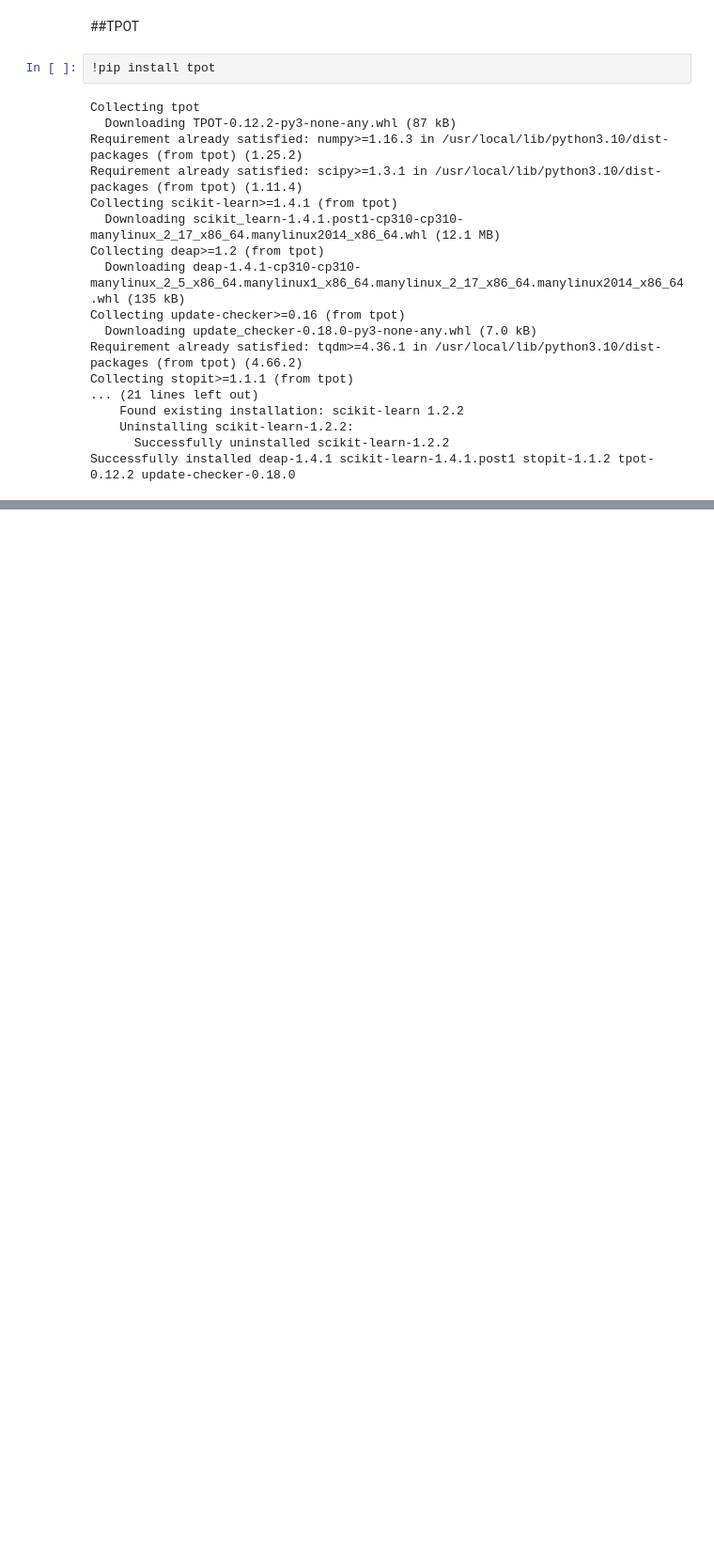
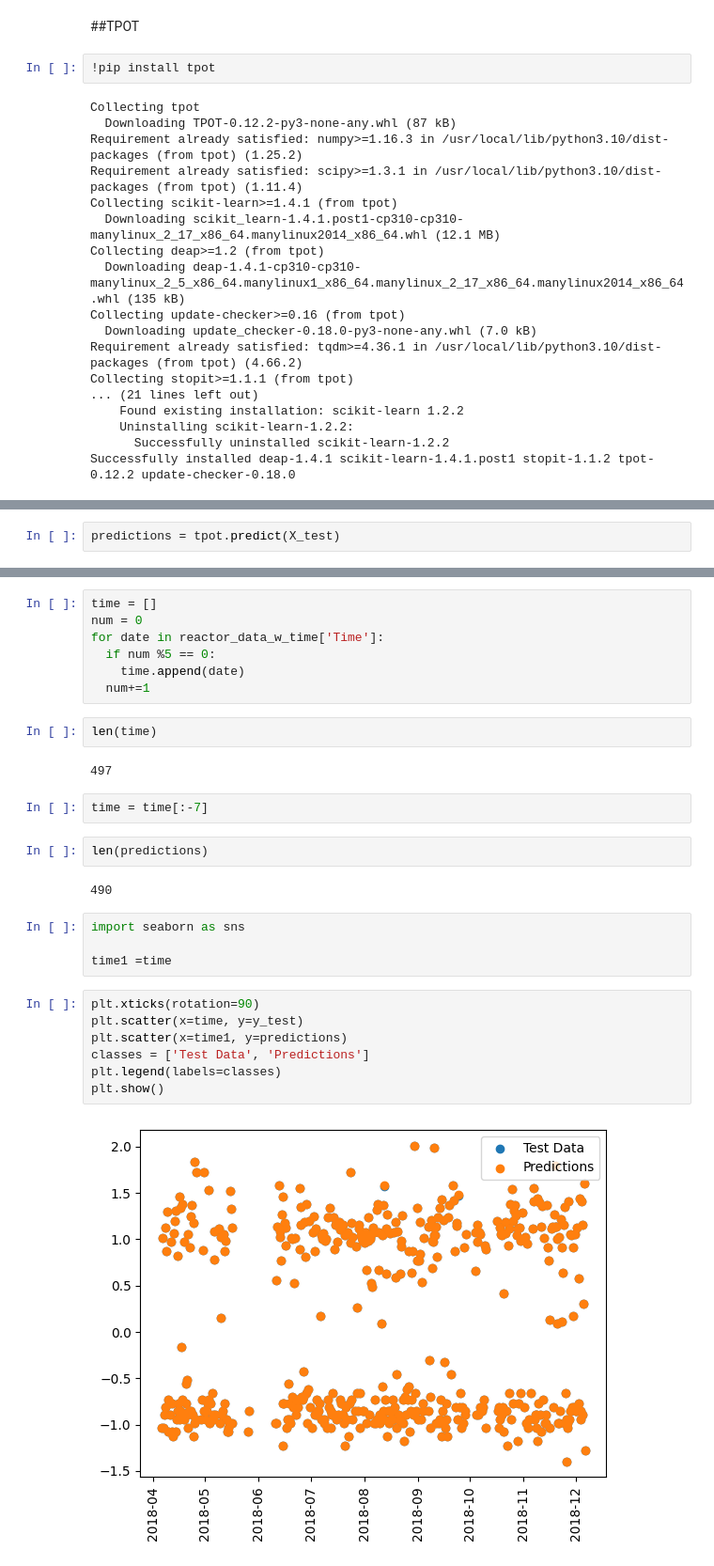
Before and after one commit to HamzaKaddour/PolymerMFR, a Jupyter notebook: Project2Elzinga.ipynb, the cells around one changed output, grey strips where cells are left out. Shown: that part at 94% size. Drawn from its saved outputs; the diff is of its cells as text; blank space fills up the shorter version.

Commit message:
Added TPOT run

```diff
--- a/Project2Elzinga.ipynb
+++ b/Project2Elzinga.ipynb
@@ -392,0 +502,2 @@ Successfully installed deap-1.4.1 scikit-learn-1.4.1.post1 stopit-1.1.2 tpot-0.1
+# %%
+predictions = tpot.predict(X_test)
@@ -392,0 +509,30 @@ Successfully installed deap-1.4.1 scikit-learn-1.4.1.post1 stopit-1.1.2 tpot-0.1
+# %%
+time = []
+num = 0
+for date in reactor_data_w_time['Time']:
+  if num %5 == 0:
+    time.append(date)
+  num+=1
+# %%
+len(time)
+# %% [output]
+497
+# %%
+time = time[:-7]
+# %%
+len(predictions)
+# %% [output]
+490
+# %%
+import seaborn as sns
+
+time1 =time
+# %%
+plt.xticks(rotation=90)
+plt.scatter(x=time, y=y_test)
+plt.scatter(x=time1, y=predictions)
+classes = ['Test Data', 'Predictions']
+plt.legend(labels=classes)
+plt.show()
+# %% [output]
+[figure, added]
```
Also changed, not shown: parts of 30 cells of this notebook.
